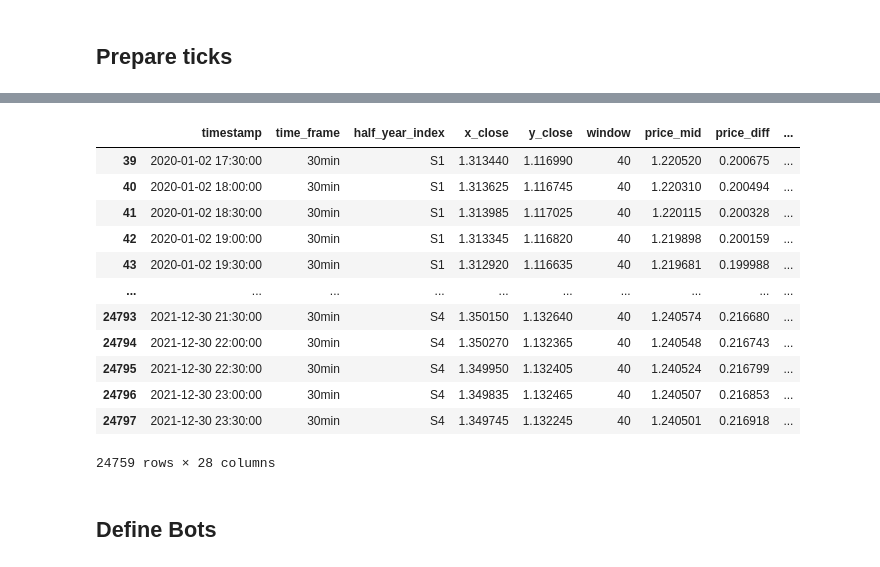
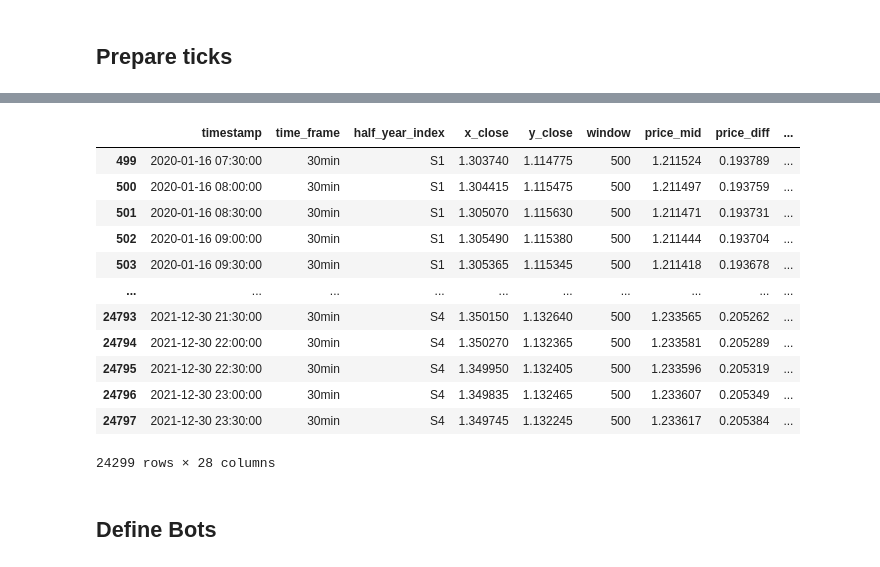
Before and after one commit to joggijoggo/aegis-doc, a Jupyter notebook: cours-econometrie/bloc-1/mini-proj/backtest3_regime.ipynb, the cells around one changed output, grey strips where cells are left out. Saved outputs shown, nothing was run; the diff lists cells and outputs as text; code cells hidden in the pictures.

```diff
--- a/cours-econometrie/bloc-1/mini-proj/backtest3_regime.ipynb
+++ b/cours-econometrie/bloc-1/mini-proj/backtest3_regime.ipynb
@@ -204,7 +204,7 @@ from enl.data_feed import *
 from enl.backtest import *
 
 all_dfs = [df_30min]
-windows = [10, 40]
+windows = [10, 40, 500]
 
 df_unaligned_models = []
 
@@ -237,6 +237,13 @@ for model in df_models:
         df_30min_w40 = tmp
         break
 df_30min_w40
+
+for model in df_models:
+    tmp = model[(model['window'] == 500) & (model['time_frame'] == '30min')]
+    if len(tmp) > 0:
+        df_30min_w500 = tmp
+        break
+df_30min_w500
 # %% [output]
 [INFO] Building models for window=10
 [INFO] Building models for window=40
@@ -244,16 +252,16 @@ df_30min_w40
 |  | timestamp | time_frame | half_year_index | x_close | y_close | window | price_mid | price_diff | ... |
-| 39 | 2020-01-02 17:30:00 | 30min | S1 | 1.313440 | 1.116990 | 40 | 1.220520 | 0.200675 | ... |
-| 40 | 2020-01-02 18:00:00 | 30min | S1 | 1.313625 | 1.116745 | 40 | 1.220310 | 0.200494 | ... |
-| 41 | 2020-01-02 18:30:00 | 30min | S1 | 1.313985 | 1.117025 | 40 | 1.220115 | 0.200328 | ... |
-| 42 | 2020-01-02 19:00:00 | 30min | S1 | 1.313345 | 1.116820 | 40 | 1.219898 | 0.200159 | ... |
-| 43 | 2020-01-02 19:30:00 | 30min | S1 | 1.312920 | 1.116635 | 40 | 1.219681 | 0.199988 | ... |
+| 499 | 2020-01-16 07:30:00 | 30min | S1 | 1.303740 | 1.114775 | 500 | 1.211524 | 0.193789 | ... |
+| 500 | 2020-01-16 08:00:00 | 30min | S1 | 1.304415 | 1.115475 | 500 | 1.211497 | 0.193759 | ... |
+| 501 | 2020-01-16 08:30:00 | 30min | S1 | 1.305070 | 1.115630 | 500 | 1.211471 | 0.193731 | ... |
+| 502 | 2020-01-16 09:00:00 | 30min | S1 | 1.305490 | 1.115380 | 500 | 1.211444 | 0.193704 | ... |
+| 503 | 2020-01-16 09:30:00 | 30min | S1 | 1.305365 | 1.115345 | 500 | 1.211418 | 0.193678 | ... |
 | ... | ... | ... | ... | ... | ... | ... | ... | ... | ... |
-| 24793 | 2021-12-30 21:30:00 | 30min | S4 | 1.350150 | 1.132640 | 40 | 1.240574 | 0.216680 | ... |
-| 24794 | 2021-12-30 22:00:00 | 30min | S4 | 1.350270 | 1.132365 | 40 | 1.240548 | 0.216743 | ... |
-| 24795 | 2021-12-30 22:30:00 | 30min | S4 | 1.349950 | 1.132405 | 40 | 1.240524 | 0.216799 | ... |
-| 24796 | 2021-12-30 23:00:00 | 30min | S4 | 1.349835 | 1.132465 | 40 | 1.240507 | 0.216853 | ... |
-| 24797 | 2021-12-30 23:30:00 | 30min | S4 | 1.349745 | 1.132245 | 40 | 1.240501 | 0.216918 | ... |
+| 24793 | 2021-12-30 21:30:00 | 30min | S4 | 1.350150 | 1.132640 | 500 | 1.233565 | 0.205262 | ... |
+| 24794 | 2021-12-30 22:00:00 | 30min | S4 | 1.350270 | 1.132365 | 500 | 1.233581 | 0.205289 | ... |
+| 24795 | 2021-12-30 22:30:00 | 30min | S4 | 1.349950 | 1.132405 | 500 | 1.233596 | 0.205319 | ... |
+| 24796 | 2021-12-30 23:00:00 | 30min | S4 | 1.349835 | 1.132465 | 500 | 1.233607 | 0.205349 | ... |
+| 24797 | 2021-12-30 23:30:00 | 30min | S4 | 1.349745 | 1.132245 | 500 | 1.233617 | 0.205384 | ... |
-24759 rows × 28 columns
+24299 rows × 28 columns
 # %% [markdown]
 ## Define Bots
 # %%
```
Also changed, not shown: parts of 5 cells of this notebook, 5 other files.
